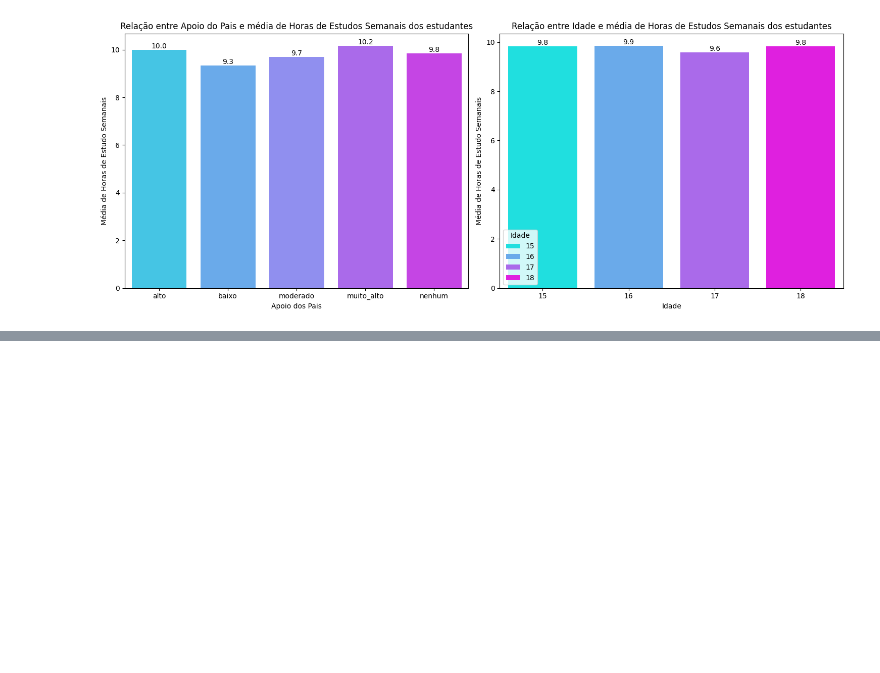
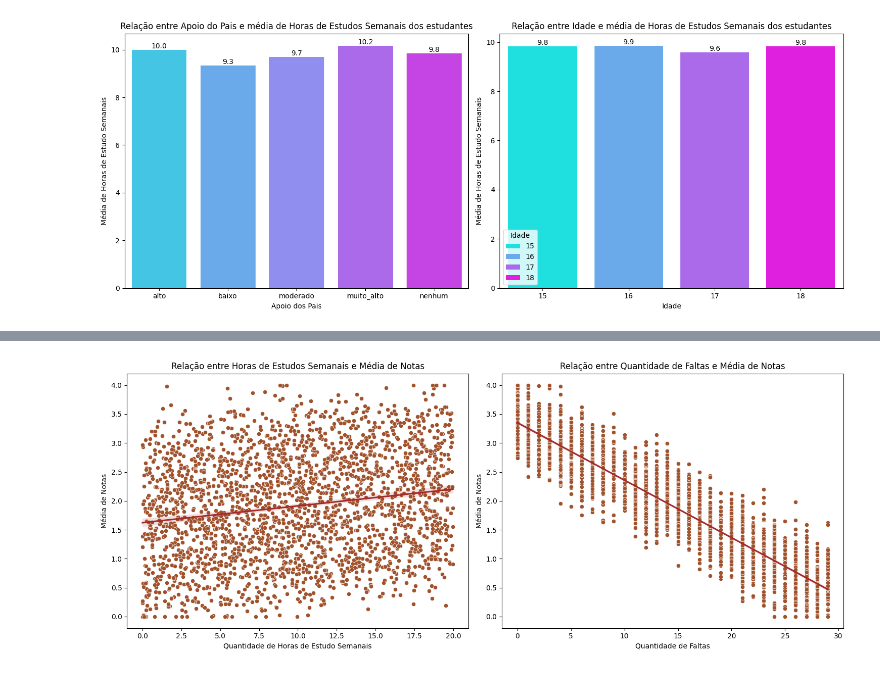
Before and after one commit to anavidev/dados-educacionais, a Jupyter notebook: notebook/analise_dados_educacionais.ipynb, the cells around one changed output, grey strips where cells are left out. Saved outputs shown, nothing was run; the diff lists cells and outputs as text; code cells hidden in the pictures; blank space fills up the shorter version.

```diff
--- a/notebook/analise_dados_educacionais.ipynb
+++ b/notebook/analise_dados_educacionais.ipynb
@@ -549,0 +636,25 @@ plt.show()
+# %%
+## dados comportamentais
+
+plt.figure(figsize=(15,6))
+
+# horas de estudo x media de notas
+plt.subplot(1,2,1)
+plt.title("Relação entre Horas de Estudos Semanais e Média de Notas")
+sns.scatterplot(data = dt, x = 'Horas_Estudo', y = 'Media_Notas', color='sienna', markers='o')
+sns.regplot(data = dt, x='Horas_Estudo', y='Media_Notas', scatter = False, color='brown')
+plt.xlabel("Quantidade de Horas de Estudo Semanais")
+plt.ylabel("Média de Notas")
+
+# quantidade de faltas x notas
+plt.subplot(1,2,2)
+plt.title("Relação entre Quantidade de Faltas e Média de Notas")
+sns.scatterplot(data = dt, x = 'Faltas', y = 'Media_Notas', color='sienna', markers='o')
+sns.regplot(data = dt, x='Faltas', y='Media_Notas', scatter = False, color='brown')
+plt.xlabel("Quantidade de Faltas")
+plt.ylabel("Média de Notas")
+
+plt.tight_layout()
+plt.show()
+# %% [output]
+[figure, added]
```
Also changed, not shown: parts of 5 cells of this notebook.
